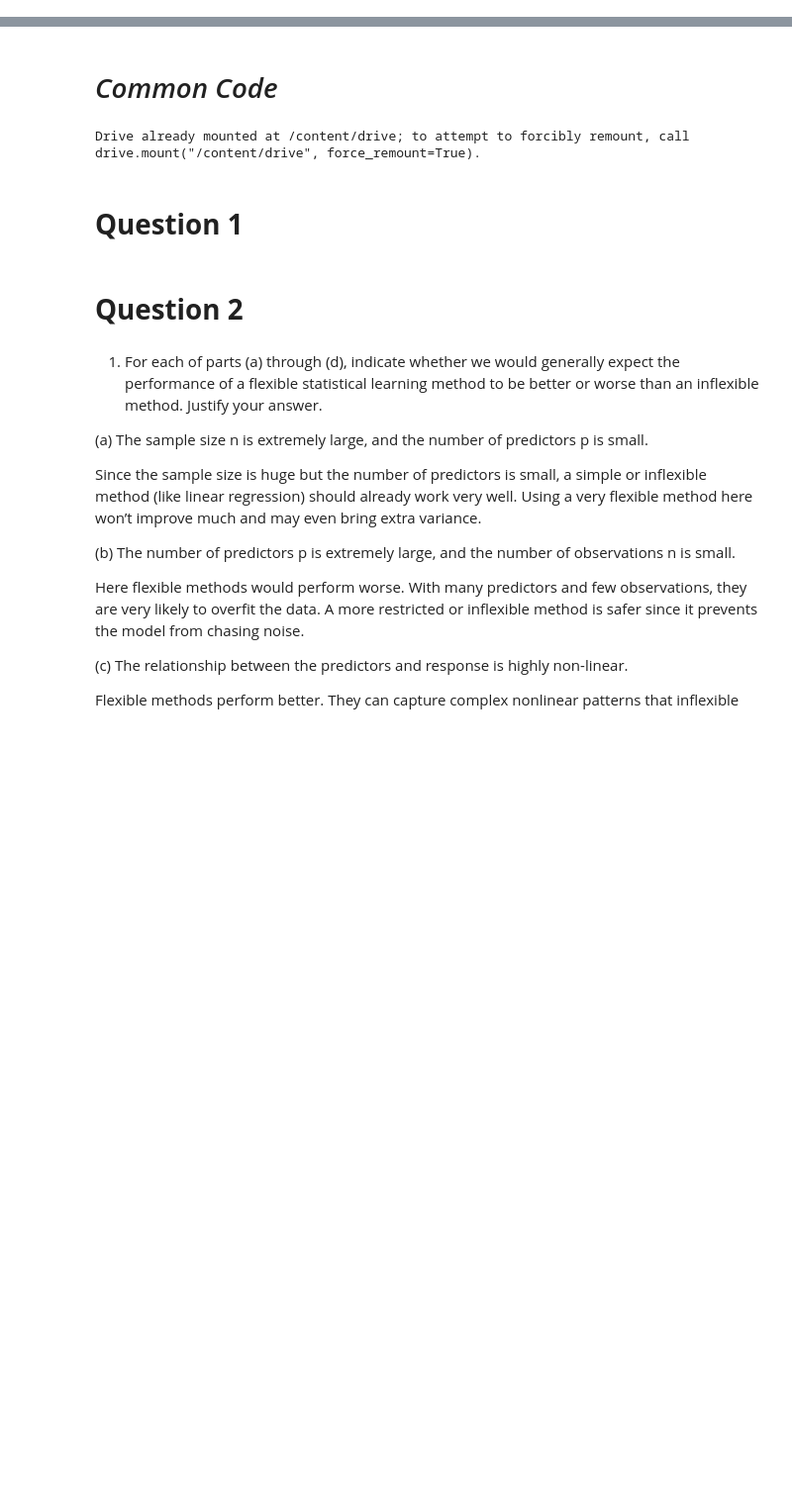
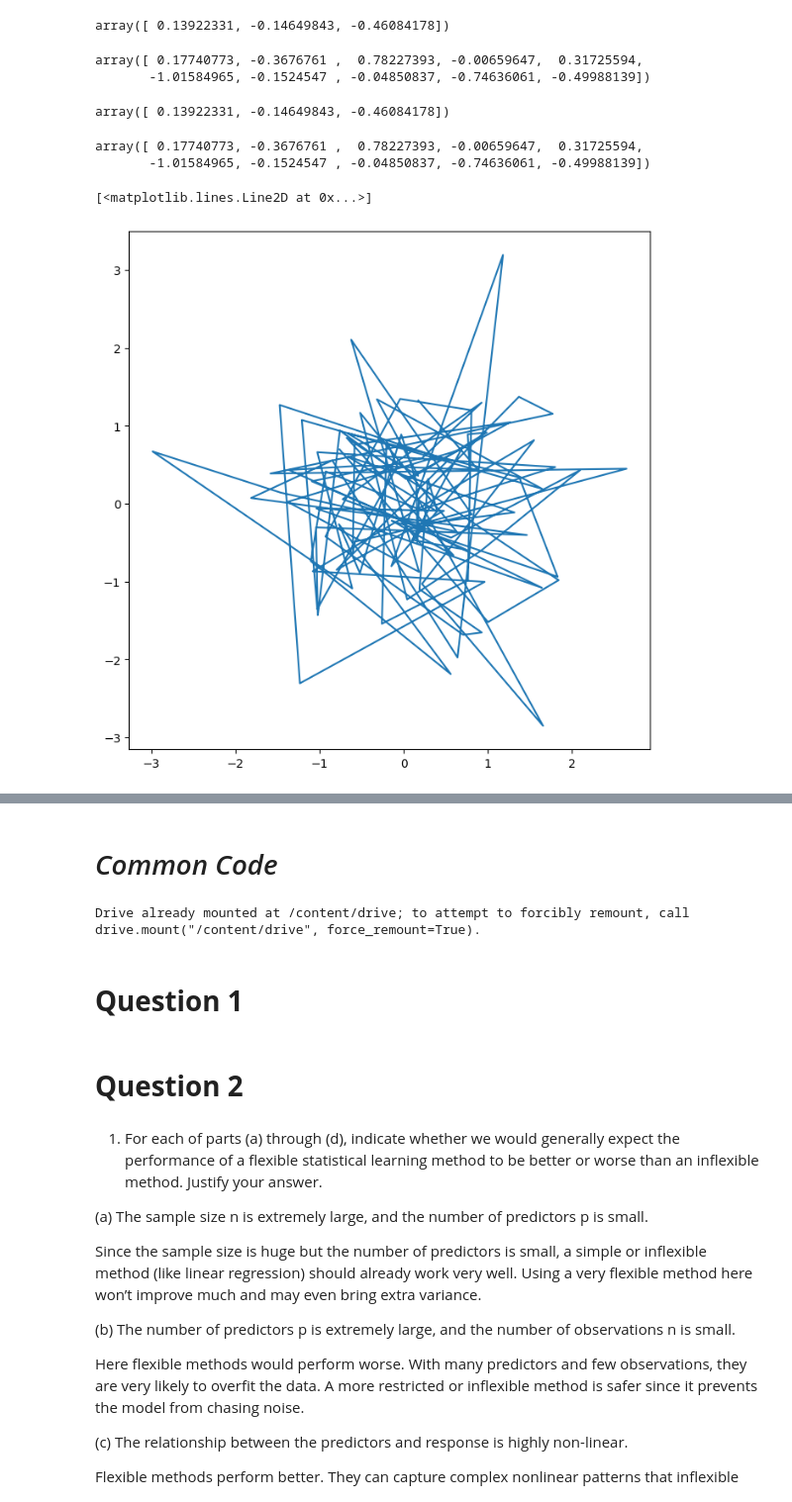
Before and after one commit to faseeh-quraishi/Assignment1_StatisticalLearning, a Jupyter notebook: Statistical_Learning_Assignment_1.ipynb, the cells around one changed output, grey strips where cells are left out. Shown at 99% size. Cells and saved outputs as stored; diff of their text form; code cells hidden in the pictures; blank space fills up the shorter version.

```diff
--- a/Statistical_Learning_Assignment_1.ipynb
+++ b/Statistical_Learning_Assignment_1.ipynb
@@ -0,0 +237,4 @@
+# %%
+rng = np.random.default_rng(3)
+y=rng.standard_normal(10)
+np.mean(y),y.mean()
@@ -0,0 +268,18 @@
+# %%
+X.mean(axis=0)
+# %% [output]
+array([ 0.13922331, -0.14649843, -0.46084178])
+# %%
+X.mean(axis=1)
+# %% [output]
+array([ 0.17740773, -0.3676761 ,  0.78227393, -0.00659647,  0.31725594,
+       -1.01584965, -0.1524547 , -0.04850837, -0.74636061, -0.49988139])
+# %%
+X.mean(0)
+# %% [output]
+array([ 0.13922331, -0.14649843, -0.46084178])
+# %%
+X.mean(1)
+# %% [output]
+array([ 0.17740773, -0.3676761 ,  0.78227393, -0.00659647,  0.31725594,
+       -1.01584965, -0.1524547 , -0.04850837, -0.74636061, -0.49988139])
@@ -0,0 +288,9 @@
+# %%
+from matplotlib.pyplot import subplots
+fig, ax = subplots(figsize=(8,8))
+x= rng.standard_normal(100)
+y= rng.standard_normal(100)
+ax.plot(x,y)
+# %% [output]
+[<matplotlib.lines.Line2D at 0x...>]
+[figure, added]
```
Also changed, not shown: parts of 121 cells of this notebook.
